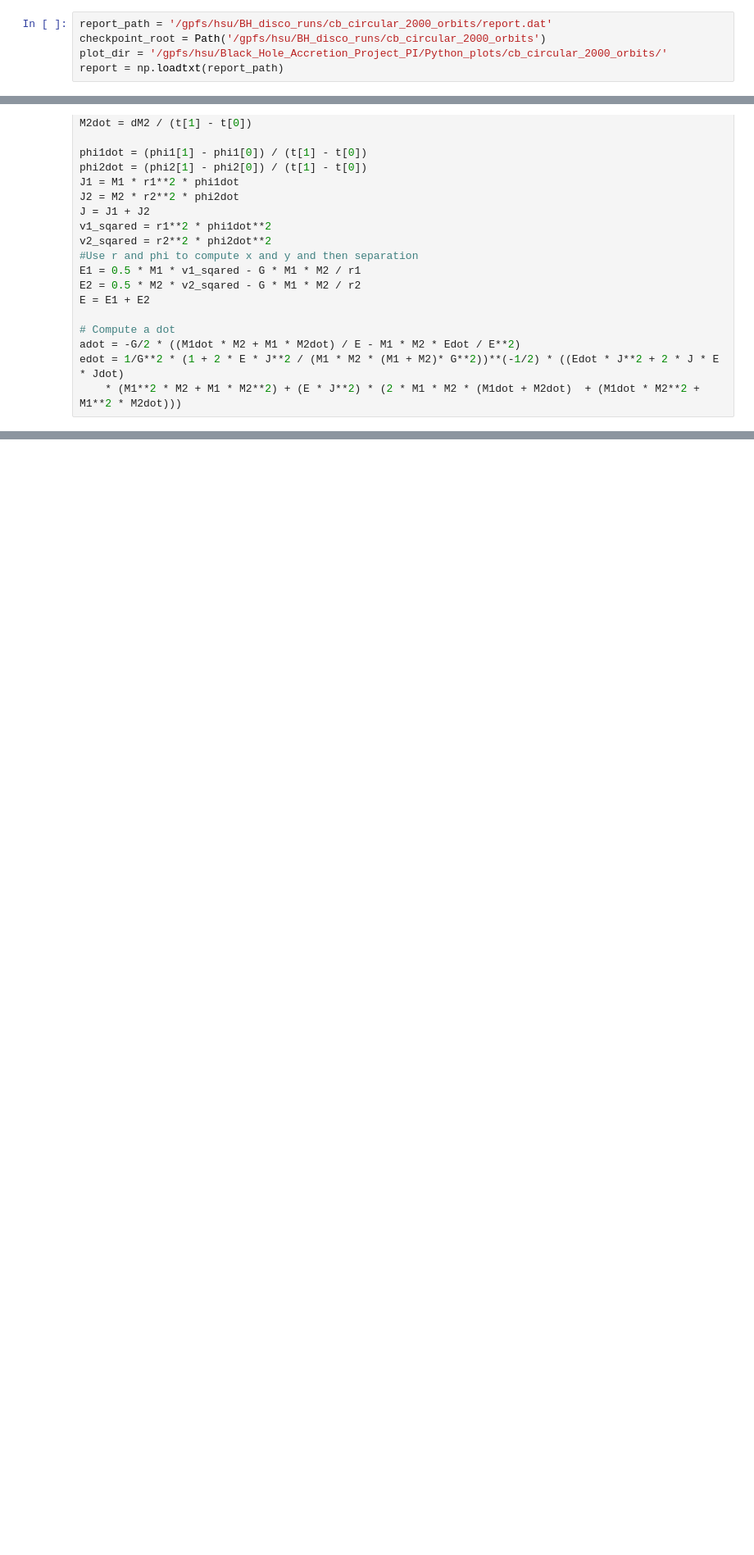
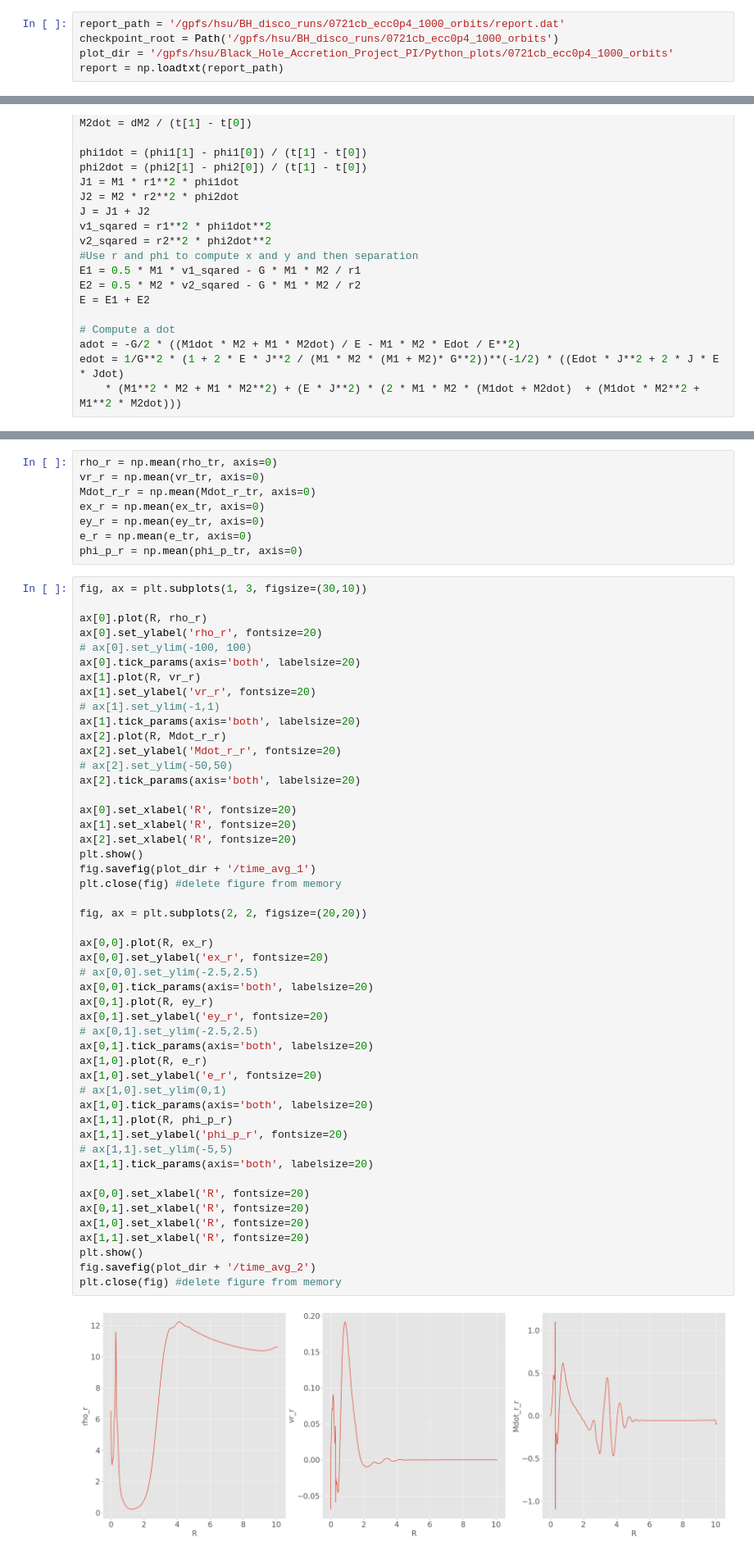
Before and after one commit to HangChelseaSu/Black_Hole_Accretion_Project_PI, a Jupyter notebook: Python_scripts/mass_weighted_avg.ipynb, the cells around one changed output, grey strips where cells are left out. Shown at 82% size. Drawn from its saved outputs; the diff is of its cells as text; blank space fills up the shorter version.

```diff
--- a/Python_scripts/mass_weighted_avg.ipynb
+++ b/Python_scripts/mass_weighted_avg.ipynb
@@ -8,7 +8,7 @@ from pathlib import Path
 plt.style.use('ggplot')
 import pandas as pd
 # %%
-report_path = '/gpfs/hsu/BH_disco_runs/cb_circular_2000_orbits/report.dat'
-checkpoint_root = Path('/gpfs/hsu/BH_disco_runs/cb_circular_2000_orbits')
-plot_dir = '/gpfs/hsu/Black_Hole_Accretion_Project_PI/Python_plots/cb_circular_2000_orbits/'
+report_path = '/gpfs/hsu/BH_disco_runs/0721cb_ecc0p4_1000_orbits/report.dat'
+checkpoint_root = Path('/gpfs/hsu/BH_disco_runs/0721cb_ecc0p4_1000_orbits')
+plot_dir = '/gpfs/hsu/Black_Hole_Accretion_Project_PI/Python_plots/0721cb_ecc0p4_1000_orbits'
 report = np.loadtxt(report_path)
@@ -202,0 +342,59 @@ for i in range(100):
+# %%
+rho_r = np.mean(rho_tr, axis=0)
+vr_r = np.mean(vr_tr, axis=0)
+Mdot_r_r = np.mean(Mdot_r_tr, axis=0)
+ex_r = np.mean(ex_tr, axis=0)
+ey_r = np.mean(ey_tr, axis=0)
+e_r = np.mean(e_tr, axis=0)
+phi_p_r = np.mean(phi_p_tr, axis=0)
+# %%
+fig, ax = plt.subplots(1, 3, figsize=(30,10))
+
+ax[0].plot(R, rho_r)
+ax[0].set_ylabel('rho_r', fontsize=20)
+# ax[0].set_ylim(-100, 100)
+ax[0].tick_params(axis='both', labelsize=20)
+ax[1].plot(R, vr_r)
+ax[1].set_ylabel('vr_r', fontsize=20)
+# ax[1].set_ylim(-1,1)
+ax[1].tick_params(axis='both', labelsize=20)
+ax[2].plot(R, Mdot_r_r)
+ax[2].set_ylabel('Mdot_r_r', fontsize=20)
+# ax[2].set_ylim(-50,50)
+ax[2].tick_params(axis='both', labelsize=20)
+
+ax[0].set_xlabel('R', fontsize=20)
+ax[1].set_xlabel('R', fontsize=20)
+ax[2].set_xlabel('R', fontsize=20)
+plt.show()
+fig.savefig(plot_dir + '/time_avg_1')
+plt.close(fig) #delete figure from memory
+
+fig, ax = plt.subplots(2, 2, figsize=(20,20))
+
+ax[0,0].plot(R, ex_r)
+ax[0,0].set_ylabel('ex_r', fontsize=20)
+# ax[0,0].set_ylim(-2.5,2.5)
+ax[0,0].tick_params(axis='both', labelsize=20)
+ax[0,1].plot(R, ey_r)
+ax[0,1].set_ylabel('ey_r', fontsize=20)
+# ax[0,1].set_ylim(-2.5,2.5)
+ax[0,1].tick_params(axis='both', labelsize=20)
+ax[1,0].plot(R, e_r)
+ax[1,0].set_ylabel('e_r', fontsize=20)
+# ax[1,0].set_ylim(0,1)
+ax[1,0].tick_params(axis='both', labelsize=20)
+ax[1,1].plot(R, phi_p_r)
+ax[1,1].set_ylabel('phi_p_r', fontsize=20)
+# ax[1,1].set_ylim(-5,5)
+ax[1,1].tick_params(axis='both', labelsize=20)
+
+ax[0,0].set_xlabel('R', fontsize=20)
+ax[0,1].set_xlabel('R', fontsize=20)
+ax[1,0].set_xlabel('R', fontsize=20)
+ax[1,1].set_xlabel('R', fontsize=20)
+plt.show()
+fig.savefig(plot_dir + '/time_avg_2')
+plt.close(fig) #delete figure from memory
+# %% [output]
+[figure, added]
```
Also changed, not shown: parts of 16 cells of this notebook, 10 other files.
